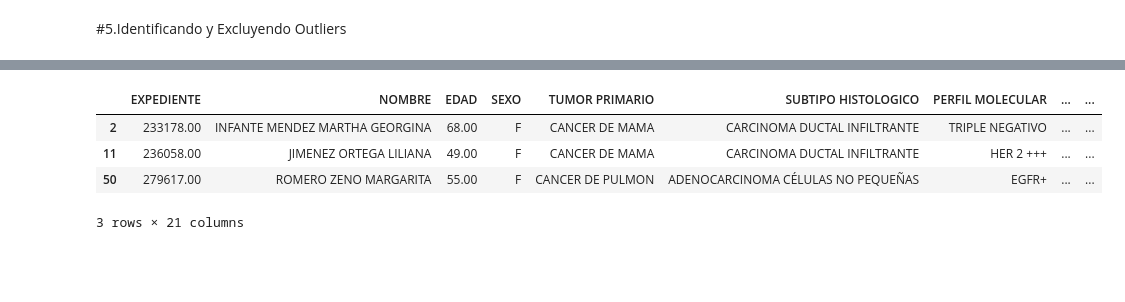
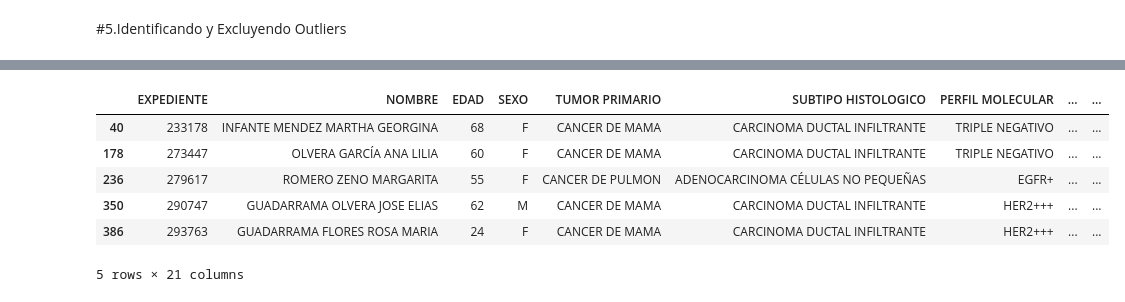
Before and after one commit to AngelTroncoso/TratamientoOncologico, a Jupyter notebook: s_20_10_data_Enero.ipynb, the cells around one changed output, grey strips where cells are left out. Drawn from its saved outputs; the diff is of its cells as text; code cells hidden in the pictures; blank space fills up the shorter version.

```diff
--- a/s_20_10_data_Enero.ipynb
+++ b/s_20_10_data_Enero.ipynb
@@ -157,7 +157,7 @@ La base de datos presenta 468 Filas y 20 variables
 # %% [markdown]
 ##Eliminando Valores Nulos
 # %%
-dataset = pd.read_excel('/content/BASE DE DATOS METS localizacion correg (1).xlsx')
+dataset = pd.read_excel('/content/BASE DE DATOS METS localizacion correg (2).xlsx')
 # %%
 dataset.head(10)
 # %% [output]
@@ -300,5 +341,9 @@ dataset[numeric_cols].aggregate(['min', 'max'])
 # %%
-dataset.groupby('TUMOR PRIMARIO')['TAMAÑO'].aggregate(['min','max','mean']) \
+# Convertir la columna 'TAMAÑO ' a numérica, manejando errores
+dataset['TAMAÑO '] = pd.to_numeric(dataset['TAMAÑO '], errors='coerce')
+
+# Ahora, realiza la agrupación y agregación
+dataset.groupby('TUMOR PRIMARIO')['TAMAÑO '].aggregate(['min','max','mean']) \
         .rename(columns={'min':'Minimo', 'max':'Maximo', 'mean':'Promedio'}) \
         .sort_values(by='Maximo', ascending=False)
 # %% [output]
@@ -374,8 +421,10 @@ plt.gca().xaxis.get_major_formatter().set_scientific(False)
 # %%
-dataset[dataset.TAMAÑO>45]
+dataset[dataset['TAMAÑO '] > 50] # Add trailing space to 'TAMAÑO '
 # %% [output]
 |  | EXPEDIENTE | NOMBRE | EDAD | SEXO | TUMOR PRIMARIO | SUBTIPO HISTOLOGICO | PERFIL MOLECULAR | ... | ... |
-| 2 | 233178.00 | INFANTE MENDEZ MARTHA GEORGINA | 68.00 | F | CANCER DE MAMA | CARCINOMA DUCTAL INFILTRANTE | TRIPLE NEGATIVO | ... | ... |
-| 11 | 236058.00 | JIMENEZ ORTEGA LILIANA | 49.00 | F | CANCER DE MAMA | CARCINOMA DUCTAL INFILTRANTE | HER 2 +++ | ... | ... |
-| 50 | 279617.00 | ROMERO ZENO MARGARITA | 55.00 | F | CANCER DE PULMON | ADENOCARCINOMA CÉLULAS NO PEQUEÑAS | EGFR+ | ... | ... |
+| 40 | 233178 | INFANTE MENDEZ MARTHA GEORGINA | 68 | F | CANCER DE MAMA | CARCINOMA DUCTAL INFILTRANTE | TRIPLE NEGATIVO | ... | ... |
+| 178 | 273447 | OLVERA GARCÍA ANA LILIA | 60 | F | CANCER DE MAMA | CARCINOMA DUCTAL INFILTRANTE | TRIPLE NEGATIVO | ... | ... |
+| 236 | 279617 | ROMERO ZENO MARGARITA | 55 | F | CANCER DE PULMON | ADENOCARCINOMA CÉLULAS NO PEQUEÑAS | EGFR+ | ... | ... |
+| 350 | 290747 | GUADARRAMA OLVERA JOSE ELIAS | 62 | M | CANCER DE MAMA | CARCINOMA DUCTAL INFILTRANTE | HER2+++ | ... | ... |
+| 386 | 293763 | GUADARRAMA FLORES ROSA MARIA | 24 | F | CANCER DE MAMA | CARCINOMA DUCTAL INFILTRANTE | HER2+++ | ... | ... |
-3 rows × 21 columns
+5 rows × 21 columns
```
Also changed, not shown: parts of 29 cells of this notebook.
